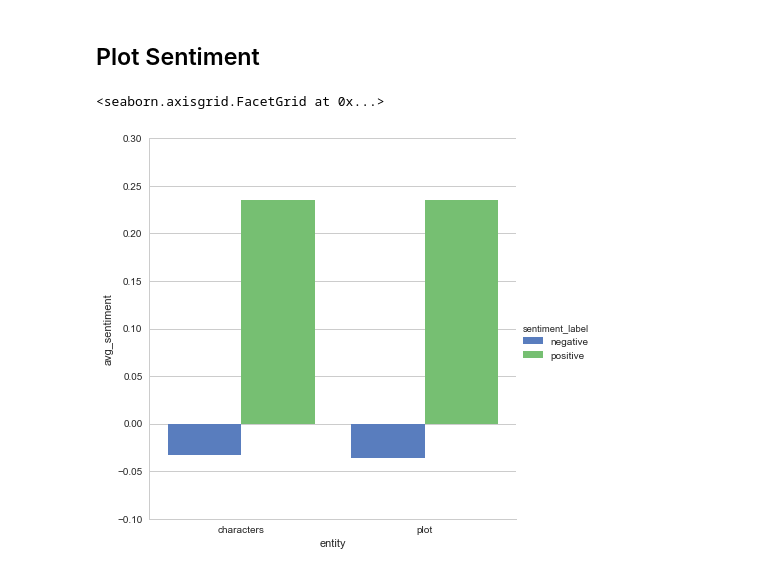
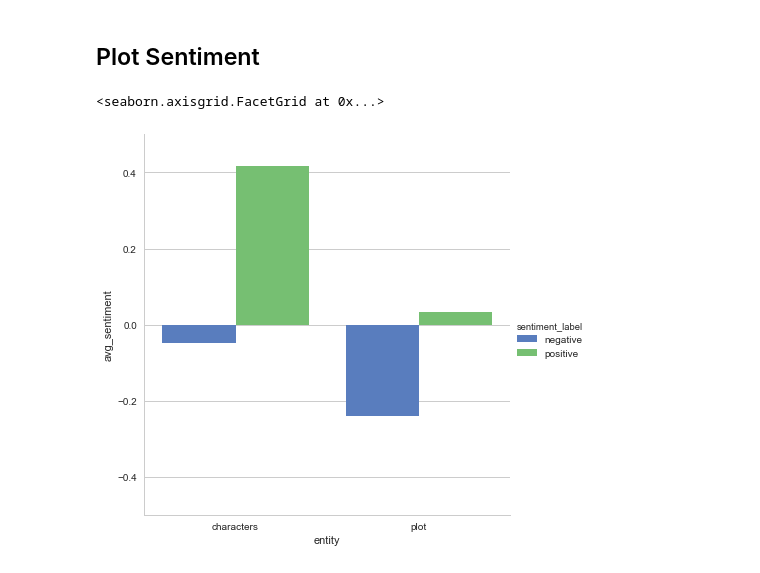
Before and after one commit to safurrier/Entity-Sentiment-Extraction, a Jupyter notebook: notebooks/example.ipynb, the cells around one changed output. Drawn from its saved outputs; the diff is of its cells as text; code cells hidden in the pictures.

Commit message:
Vader Sentiment Analysis method now implemented

```diff
--- a/notebooks/example.ipynb
+++ b/notebooks/example.ipynb
@@ -91,13 +91,26 @@ entities_for_sentiment =['characters', 'plot', 'hero', 'villain']
 #### For each entity selected, return the count of entity occurence as well as mean, min and max of sentiments of sentences that contain said entity
 # %%
 %%time
-sentiments = [textblob_entity_sentiment(df=textacy_df,
+
+if cfg['sentiment_method'] == 'textblob':
+    sentiments = [textblob_entity_sentiment(df=textacy_df,
+                                            textacy_col='textacy_doc',
+                                            entity=entity,
+                                            inplace=False,
+                                           keep_stats=['count', 'mean', 'min', 'max'])
+                  for entity
+                  in entities_for_sentiment]
+elif cfg['sentiment_method'] == 'vader':
+    sentiments = [vader_entity_sentiment(df=textacy_df,
                                         textacy_col='textacy_doc',
                                         entity=entity,
                                         inplace=False,
-                                       keep_stats=['count', 'mean', 'min', 'max'])
+                                        vader_sent_types = ['neg', 'neu', 'pos', 'compound'],
+                                        keep_stats=cfg['sentiment_descriptive_stats'])
               for entity
-              in entities_for_sentiment]
+              in cfg['entities']]
+else:
+    print("'textblob' or 'vader' must be set in the config 'sentiment_method' field")
 # Concat to single df
 sentiments = pd.concat(sentiments, axis=1)
 # %% [output]
@@ -128,7 +141,7 @@ groupby_label = (
  .reset_index()
  # melt down to tidy data format
  .pipe(pd.melt, id_vars=['sentiment_label'],
-                         value_vars=['characters_polarity_mean', 'plot_polarity_mean'],
+                         value_vars=['characters_compound_mean', 'plot_compound_mean'],
                          var_name='entity',
                          value_name='avg_sentiment')
  # Split entity string down to entity searched for
@@ -139,8 +152,8 @@ groupby_label = (
 # %%
 # Draw a nested barplot to show survival for class and sex
 g = sns.factorplot(x="entity", y="avg_sentiment", hue="sentiment_label", data=groupby_label,
-                   size=6, kind="bar", palette="muted").set(ylim=(-.1, .3))
+                   size=6, kind="bar", palette="muted").set(ylim=(-.5, .5))
 g
 # %% [output]
 <seaborn.axisgrid.FacetGrid at 0x...>
-[figure, old version]
+[figure, new version]
```
Also changed, not shown: parts of 5 cells of this notebook, 10 other files.
